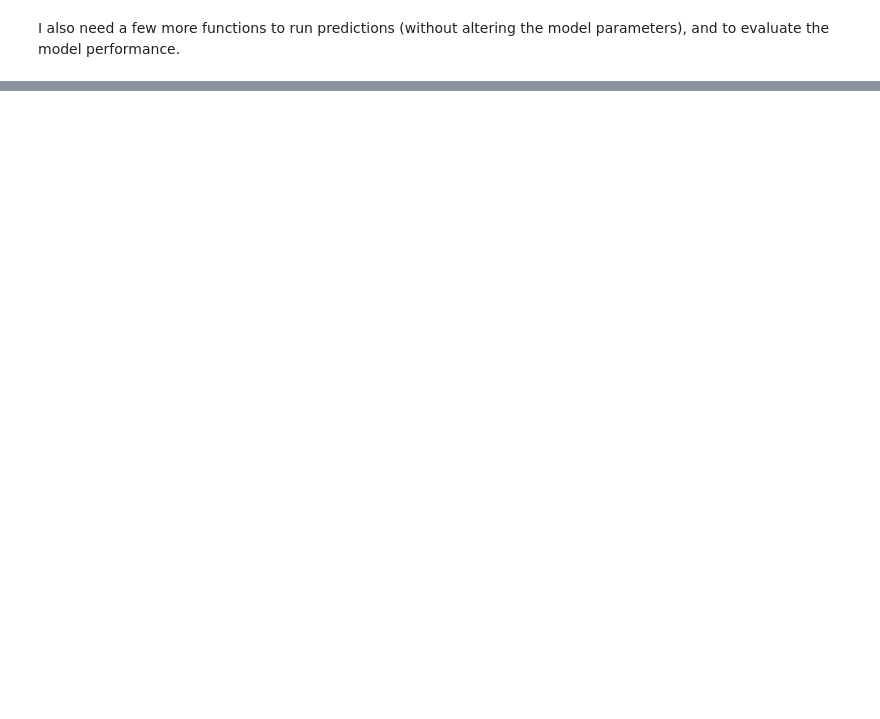
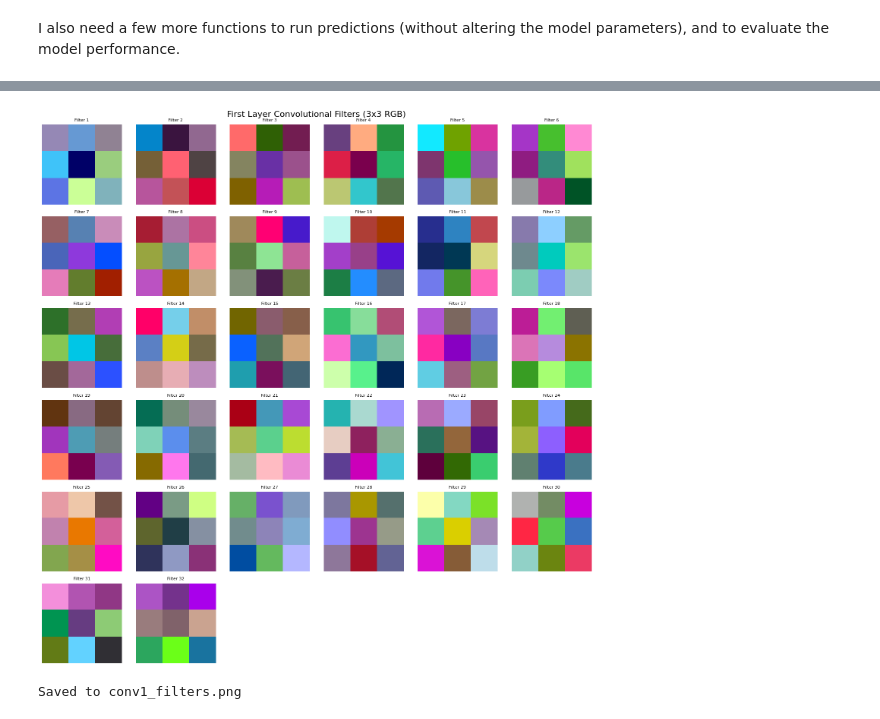
Before and after one commit to DoubleCyclone/CNN-From-Scratch, a Jupyter notebook: notebooks/CNN_From_Scratch.ipynb, the cells around one changed output, grey strips where cells are left out. Saved outputs shown, nothing was run; the diff lists cells and outputs as text; code cells hidden in the pictures; blank space fills up the shorter version.

Commit message:
Trained the model in a subset of the data (Cannot perform full training as runtime is limited on Colab), added filter/activation visualization.

```diff
--- a/notebooks/CNN_From_Scratch.ipynb
+++ b/notebooks/CNN_From_Scratch.ipynb
@@ -793,0 +947,37 @@ calculate_accuracy(model_np, X_val_scaled[:1000], y_val_oh:1000)
+# %%
+def visualize_conv1_filters(model, save_path='conv1_filters.png'):
+  # Get filters from first conv layer
+  filters = model.kernels_1  # Shape: (32, 3, 3, 3) = (num_filters, channels, h, w)
+  num_filters = filters.shape[0]
+
+  # Create grid for visualization
+  grid_size = int(np.ceil(np.sqrt(num_filters)))
+  fig, axes = plt.subplots(grid_size, grid_size, figsize=(15, 15))
+  fig.suptitle('First Layer Convolutional Filters (3x3 RGB)', fontsize=16)
+
+  for i, ax in enumerate(axes.flat):
+    if i < num_filters:
+      # Get filter (C, H, W) and transpose to (H, W, C) for RGB
+      filter_img = filters[i].transpose(1, 2, 0)  # (H, W ,C)
+
+      # Normalize to 0-1 for display
+      filter_img = filter_img - filter_img.min()
+      if filter_img.max() > 0:
+        filter_img = filter_img / filter_img.max()
+
+      # Display
+      ax.imshow(filter_img)
+      ax.set_title(f'Filter {i + 1}', fontsize=8)
+      ax.axis('off')
+    else:
+      ax.axis('off')
+
+  plt.tight_layout()
+  plt.savefig(save_path, dpi=150, bbox_inches='tight')
+  plt.show()
+  print(f"Saved to {save_path}")
+# %%
+visualize_conv1_filters(model_np)
+# %% [output]
+[figure, added]
+Saved to conv1_filters.png
```
Also changed, not shown: parts of 30 cells of this notebook.
